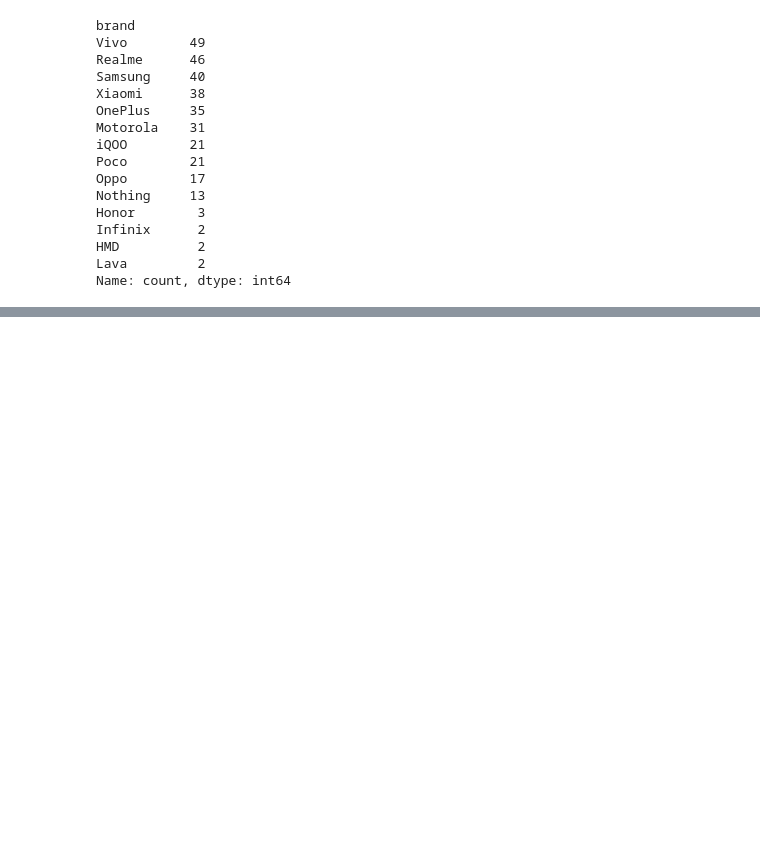
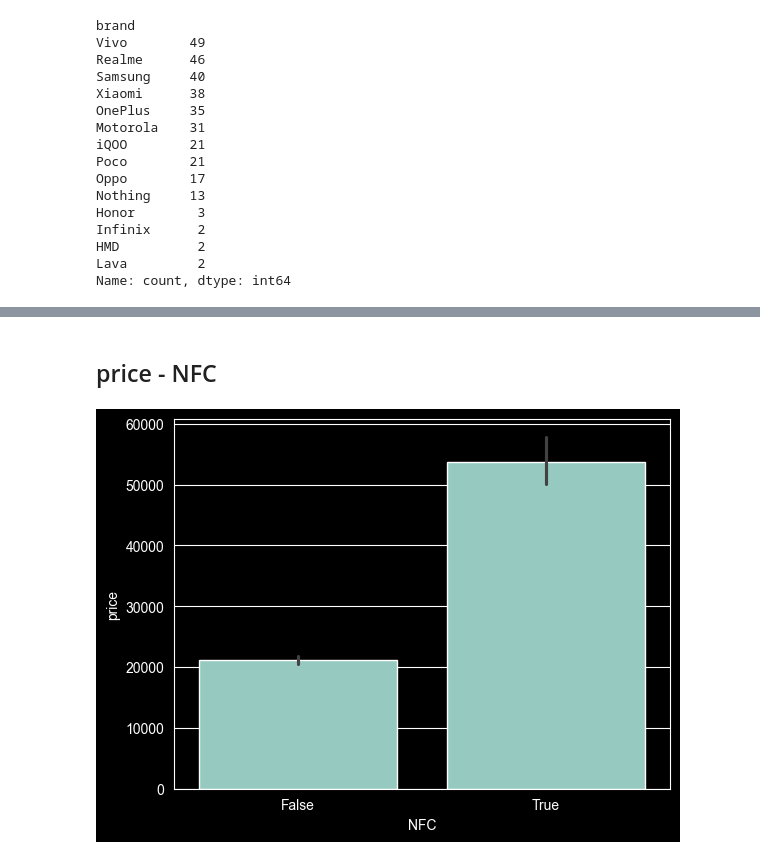
Before and after one commit to sudiptom619/EDA-On-5G-Smartphone, a Jupyter notebook: main.ipynb, the cells around one changed output, grey strips where cells are left out. Drawn from its saved outputs; the diff is of its cells as text; code cells hidden in the pictures; blank space fills up the shorter version.

```diff
--- a/main.ipynb
+++ b/main.ipynb
@@ -831,0 +862,7 @@ Name: count, dtype: int64
+# %% [markdown]
+## price - NFC
+# %%
+sns.barplot(data=df,x='NFC',y='price')
+plt.savefig('./plots/bivariate_analysis/price-NFC/bar_plot.png')
+# %% [output]
+[figure, added]
```
Also changed, not shown: parts of 44 cells of this notebook, 16 other files.
